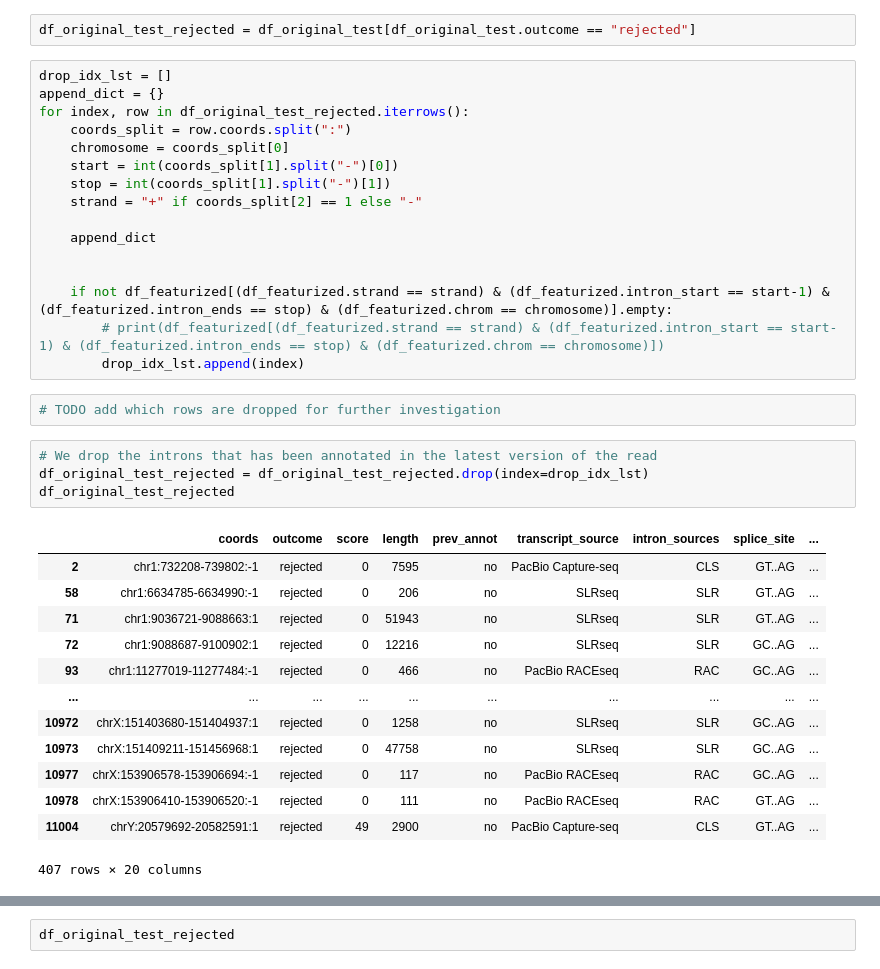
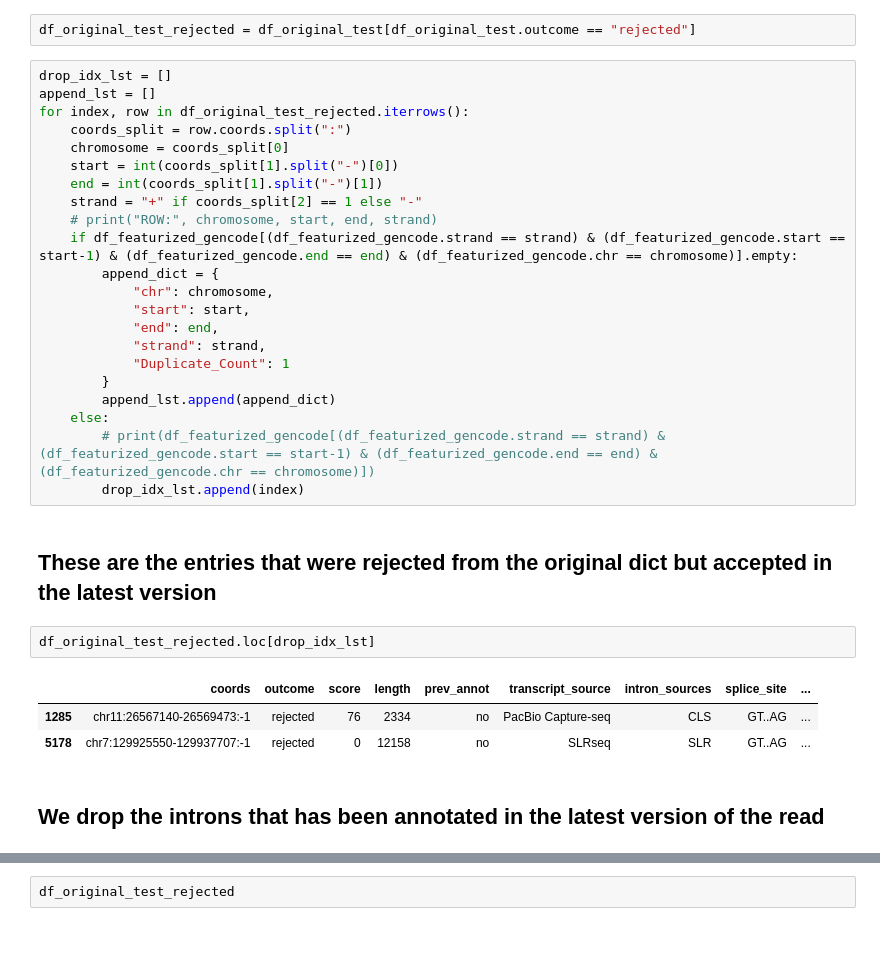
Before and after one commit to EnsemblGSOC/IntronOrNot, a Jupyter notebook: 1.2 extract negative set data.ipynb, the cells around one changed output, grey strips where cells are left out. Drawn from its saved outputs; the diff is of its cells as text; blank space fills up the shorter version.

```diff
--- a/1.2 extract negative set data.ipynb
+++ b/1.2 extract negative set data.ipynb
@@ -44,37 +45,33 @@ df_original_test
 df_original_test_rejected = df_original_test[df_original_test.outcome == "rejected"]
 # %%
 drop_idx_lst = []
-append_dict = {}
+append_lst = []
 for index, row in df_original_test_rejected.iterrows():
 	coords_split = row.coords.split(":")
 	chromosome = coords_split[0]
 	start = int(coords_split[1].split("-")[0])
-	stop = int(coords_split[1].split("-")[1])
+	end = int(coords_split[1].split("-")[1])
 	strand = "+" if coords_split[2] == 1 else "-"
-
-	append_dict
-
-
-	if not df_featurized[(df_featurized.strand == strand) & (df_featurized.intron_start == start-1) & (df_featurized.intron_ends == stop) & (df_featurized.chrom == chromosome)].empty:
-		# print(df_featurized[(df_featurized.strand == strand) & (df_featurized.intron_start == start-1) & (df_featurized.intron_ends == stop) & (df_featurized.chrom == chromosome)])
+	# print("ROW:", chromosome, start, end, strand)
+	if df_featurized_gencode[(df_featurized_gencode.strand == strand) & (df_featurized_gencode.start == start-1) & (df_featurized_gencode.end == end) & (df_featurized_gencode.chr == chromosome)].empty:
+		append_dict = {
+			"chr": chromosome,
+			"start": start,
+			"end": end,
+			"strand": strand,
+			"Duplicate_Count": 1
+		}
+		append_lst.append(append_dict)
+	else:
+		# print(df_featurized_gencode[(df_featurized_gencode.strand == strand) & (df_featurized_gencode.start == start-1) & (df_featurized_gencode.end == end) & (df_featurized_gencode.chr == chromosome)])
 		drop_idx_lst.append(index)
-# %%
-# TODO add which rows are dropped for further investigation
-# %%
-# We drop the introns that has been annotated in the latest version of the read
-df_original_test_rejected = df_original_test_rejected.drop(index=drop_idx_lst)
-df_original_test_rejected
-# %% [output]
-|  | coords | outcome | score | length | prev_annot | transcript_source | intron_sources | splice_site | ... |
-| 2 | chr1:732208-739802:-1 | rejected | 0 | 7595 | no | PacBio Capture-seq | CLS | GT..AG | ... |
-| 58 | chr1:6634785-6634990:-1 | rejected | 0 | 206 | no | SLRseq | SLR | GT..AG | ... |
-| 71 | chr1:9036721-9088663:1 | rejected | 0 | 51943 | no | SLRseq | SLR | GT..AG | ... |
-| 72 | chr1:9088687-9100902:1 | rejected | 0 | 12216 | no | SLRseq | SLR | GC..AG | ... |
-| 93 | chr1:11277019-11277484:-1 | rejected | 0 | 466 | no | PacBio RACEseq | RAC | GC..AG | ... |
-| ... | ... | ... | ... | ... | ... | ... | ... | ... | ... |
-| 10972 | chrX:151403680-151404937:1 | rejected | 0 | 1258 | no | SLRseq | SLR | GC..AG | ... |
-| 10973 | chrX:151409211-151456968:1 | rejected | 0 | 47758 | no | SLRseq | SLR | GC..AG | ... |
-| 10977 | chrX:153906578-153906694:-1 | rejected | 0 | 117 | no | PacBio RACEseq | RAC | GC..AG | ... |
-| 10978 | chrX:153906410-153906520:-1 | rejected | 0 | 111 | no | PacBio RACEseq | RAC | GT..AG | ... |
-| 11004 | chrY:20579692-20582591:1 | rejected | 49 | 2900 | no | PacBio Capture-seq | CLS | GT..AG | ... |
-407 rows × 20 columns
+# %% [markdown]
+## These are the entries that were rejected from the original dict but accepted in the latest version
+# %%
+df_original_test_rejected.loc[drop_idx_lst]
+# %% [output]
+|  | coords | outcome | score | length | prev_annot | transcript_source | intron_sources | splice_site | ... |
+| 1285 | chr11:26567140-26569473:-1 | rejected | 76 | 2334 | no | PacBio Capture-seq | CLS | GT..AG | ... |
+| 5178 | chr7:129925550-129937707:-1 | rejected | 0 | 12158 | no | SLRseq | SLR | GT..AG | ... |
+# %% [markdown]
+## We drop the introns that has been annotated in the latest version of the read
```
Also changed, not shown: parts of 5 cells of this notebook.
